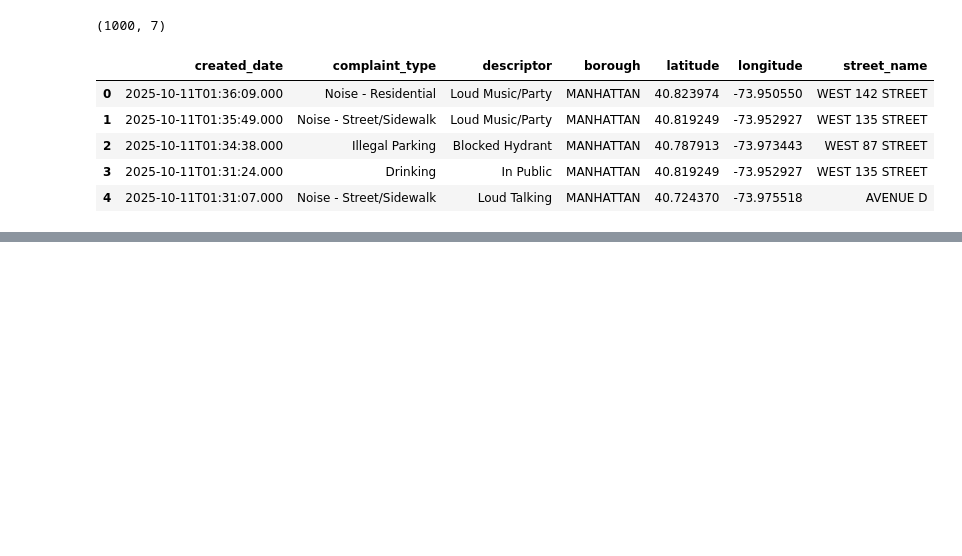
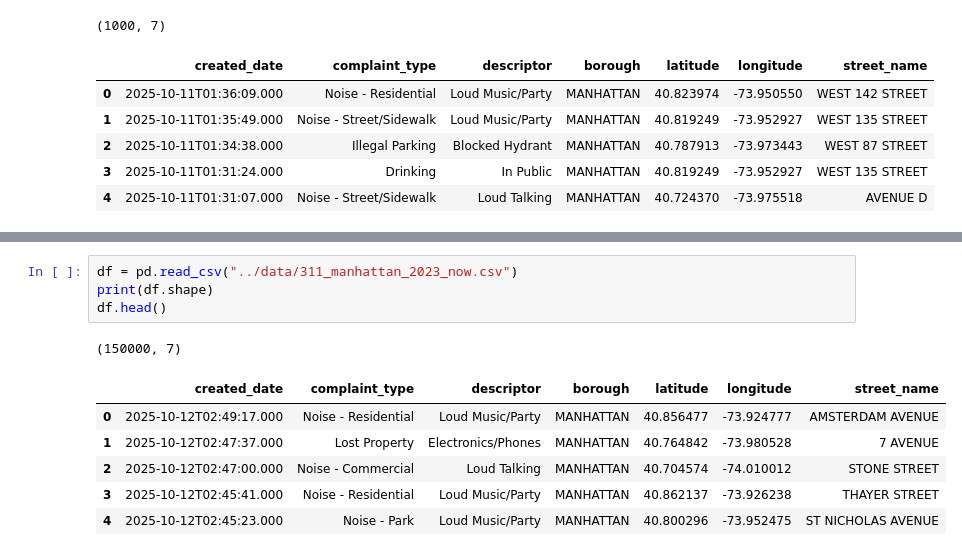
Before and after one commit to Karan-C21/nyc-curbside-congestion, a Jupyter notebook: notebooks/01_data_loading_and_exploration.ipynb, the cells around one changed output, grey strips where cells are left out. Drawn from its saved outputs; the diff is of its cells as text; blank space fills up the shorter version.

```diff
--- a/notebooks/01_data_loading_and_exploration.ipynb
+++ b/notebooks/01_data_loading_and_exploration.ipynb
@@ -13,0 +241,12 @@ df.head()
+# %%
+df = pd.read_csv("../data/311_manhattan_2023_now.csv")
+print(df.shape)
+df.head()
+# %% [output]
+(150000, 7)
+|  | created_date | complaint_type | descriptor | borough | latitude | longitude | street_name |
+| 0 | 2025-10-12T02:49:17.000 | Noise - Residential | Loud Music/Party | MANHATTAN | 40.856477 | -73.924777 | AMSTERDAM AVENUE |
+| 1 | 2025-10-12T02:47:37.000 | Lost Property | Electronics/Phones | MANHATTAN | 40.764842 | -73.980528 | 7 AVENUE |
+| 2 | 2025-10-12T02:47:00.000 | Noise - Commercial | Loud Talking | MANHATTAN | 40.704574 | -74.010012 | STONE STREET |
+| 3 | 2025-10-12T02:45:41.000 | Noise - Residential | Loud Music/Party | MANHATTAN | 40.862137 | -73.926238 | THAYER STREET |
+| 4 | 2025-10-12T02:45:23.000 | Noise - Park | Loud Music/Party | MANHATTAN | 40.800296 | -73.952475 | ST NICHOLAS AVENUE |
```
Also changed, not shown: parts of 35 cells of this notebook, 5 other files.
